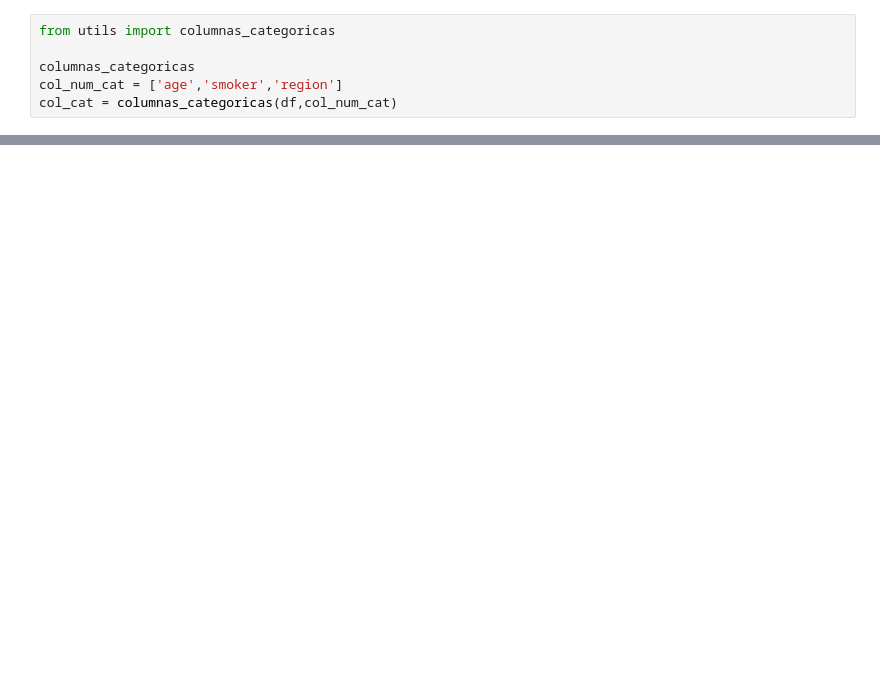
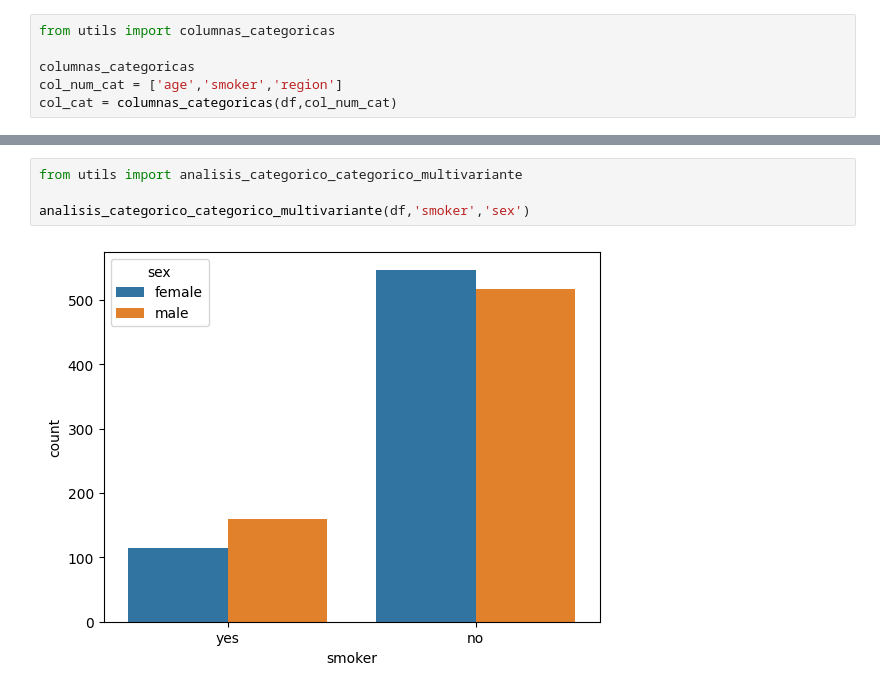
Before and after one commit to ASGAMO-DS/Regresi-n-lineal-seguros-m-dicos, a Jupyter notebook: src/explore.ipynb, the cells around one changed output, grey strips where cells are left out. Drawn from its saved outputs; the diff is of its cells as text; blank space fills up the shorter version.

```diff
--- a/src/explore.ipynb
+++ b/src/explore.ipynb
@@ -93,0 +141,6 @@ col_cat = columnas_categoricas(df,col_num_cat)
+# %%
+from utils import analisis_categorico_categorico_multivariante
+
+analisis_categorico_categorico_multivariante(df,'smoker','sex')
+# %% [output]
+[figure, added]
```
Also changed, not shown: parts of 25 cells of this notebook, 3 other files.
